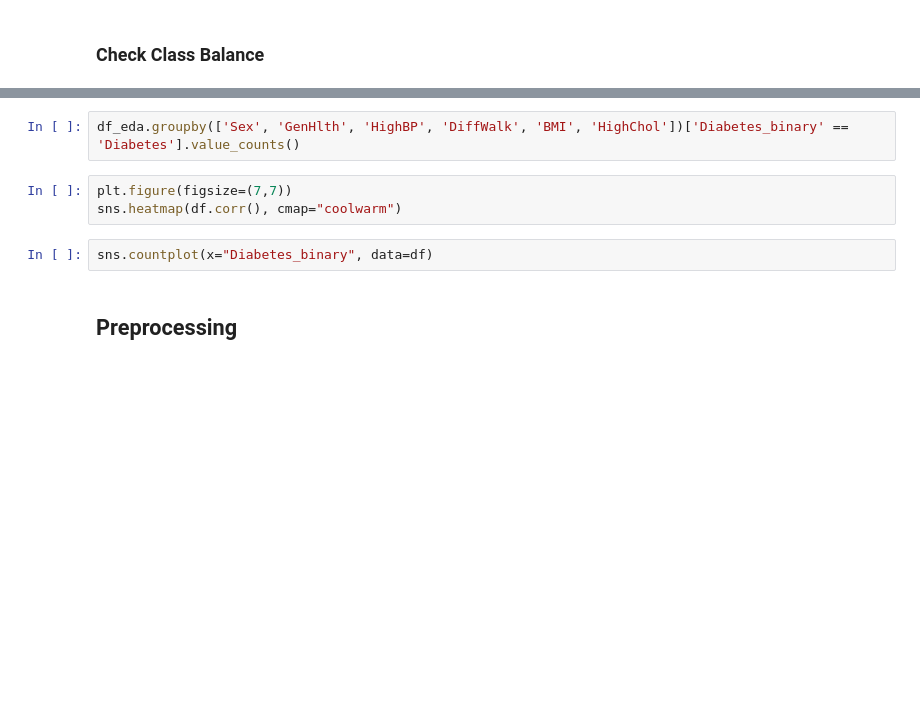
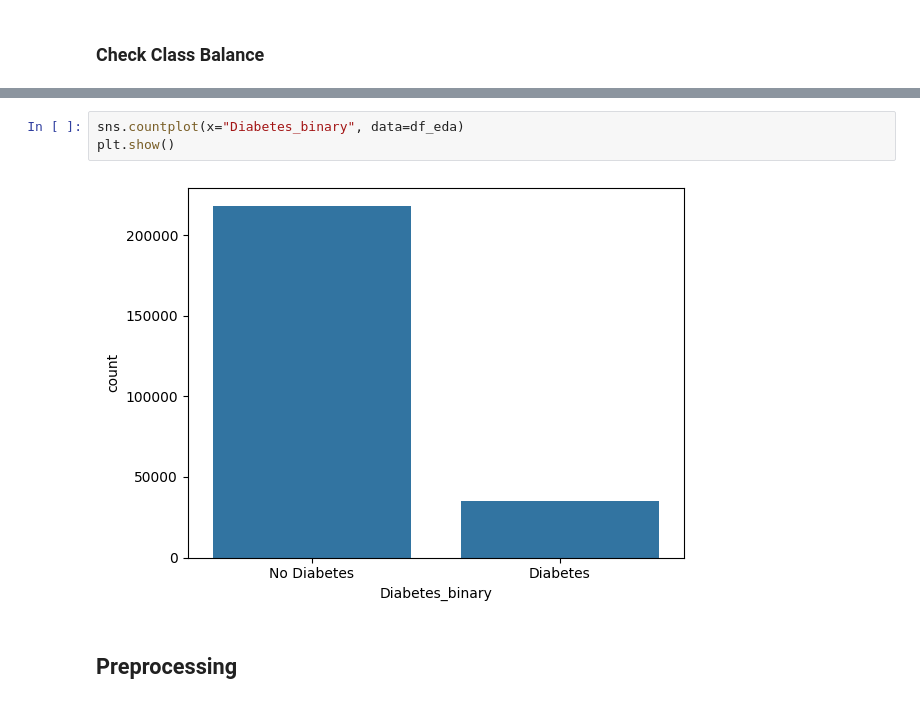
Before and after one commit to MohammedBabaqi/DiaClassifier-Benchmarking-ML-Models, a Jupyter notebook: notebooks/diabetes_classification_multiple_model_pipline.ipynb, the cells around one changed output, grey strips where cells are left out. Saved outputs shown, nothing was run; the diff lists cells and outputs as text; blank space fills up the shorter version.

```diff
--- a/notebooks/diabetes_classification_multiple_model_pipline.ipynb
+++ b/notebooks/diabetes_classification_multiple_model_pipline.ipynb
@@ -252,10 +405,8 @@ print(df_eda.groupby("Diabetes_binary").size())
-# %%
-df_eda.groupby(['Sex', 'GenHlth', 'HighBP', 'DiffWalk', 'BMI', 'HighChol'])['Diabetes_binary' == 'Diabetes'].value_counts()
-# %%
-plt.figure(figsize=(7,7))
-sns.heatmap(df.corr(), cmap="coolwarm")
 # %%
-sns.countplot(x="Diabetes_binary", data=df)
+sns.countplot(x="Diabetes_binary", data=df_eda)
+plt.show()
+# %% [output]
+[figure, added]
 # %% [markdown]
 ## Preprocessing
 # %% [markdown]
```
Also changed, not shown: parts of 20 cells of this notebook.
